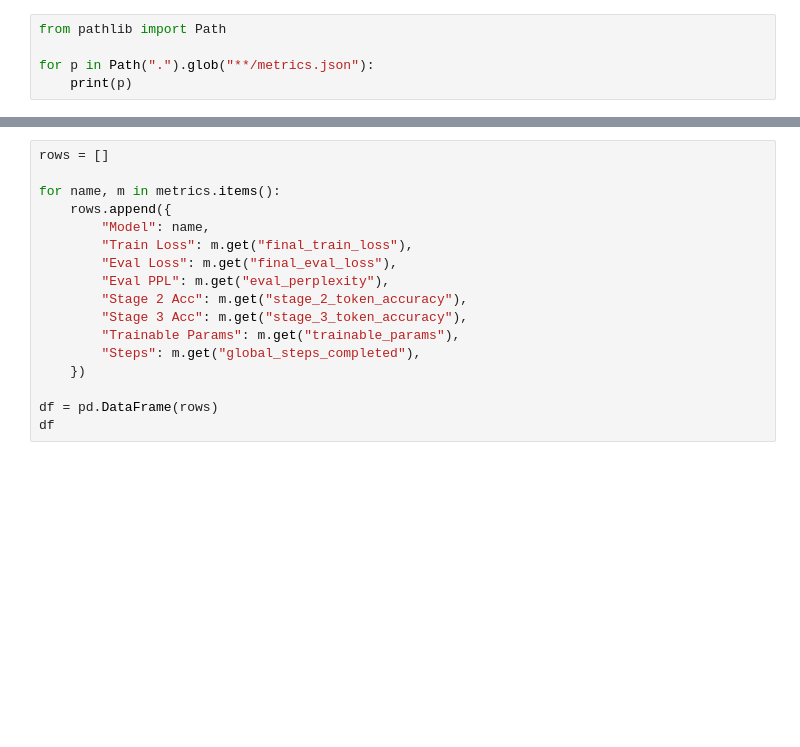
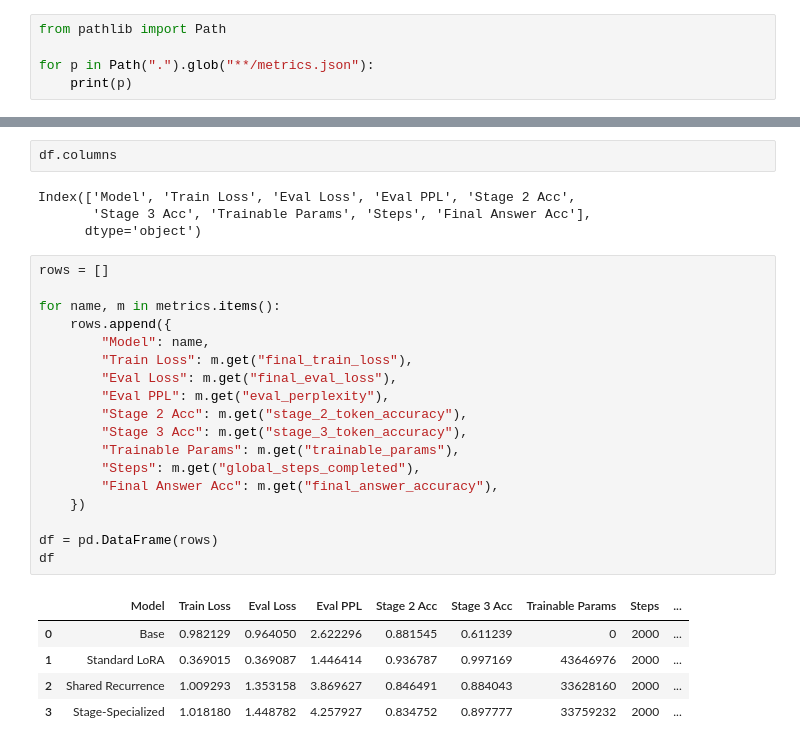
Before and after one commit to jeffreywallphd-ai/recurrent-staged-loras, a Jupyter notebook: notebooks/loss_curves_analysis.ipynb, the cells around one changed output, grey strips where cells are left out. Saved outputs shown, nothing was run; the diff lists cells and outputs as text; blank space fills up the shorter version.

```diff
--- a/notebooks/loss_curves_analysis.ipynb
+++ b/notebooks/loss_curves_analysis.ipynb
@@ -37,20 +37,33 @@ for name, path in RUNS.items():
 metrics.keys()
 # %% [output]
 dict_keys(['Base', 'Standard LoRA', 'Shared Recurrence', 'Stage-Specialized'])
+# %%
+df.columns
+# %% [output]
+Index(['Model', 'Train Loss', 'Eval Loss', 'Eval PPL', 'Stage 2 Acc',
+       'Stage 3 Acc', 'Trainable Params', 'Steps', 'Final Answer Acc'],
+      dtype='object')
 # %%
 rows = []
 
 for name, m in metrics.items():
     rows.append({
         "Model": name,
         "Train Loss": m.get("final_train_loss"),
         "Eval Loss": m.get("final_eval_loss"),
         "Eval PPL": m.get("eval_perplexity"),
         "Stage 2 Acc": m.get("stage_2_token_accuracy"),
         "Stage 3 Acc": m.get("stage_3_token_accuracy"),
         "Trainable Params": m.get("trainable_params"),
         "Steps": m.get("global_steps_completed"),
+        "Final Answer Acc": m.get("final_answer_accuracy"),
     })
 
 df = pd.DataFrame(rows)
 df
+# %% [output]
+|  | Model | Train Loss | Eval Loss | Eval PPL | Stage 2 Acc | Stage 3 Acc | Trainable Params | Steps | ... |
+| 0 | Base | 0.982129 | 0.964050 | 2.622296 | 0.881545 | 0.611239 | 0 | 2000 | ... |
+| 1 | Standard LoRA | 0.369015 | 0.369087 | 1.446414 | 0.936787 | 0.997169 | 43646976 | 2000 | ... |
+| 2 | Shared Recurrence | 1.009293 | 1.353158 | 3.869627 | 0.846491 | 0.884043 | 33628160 | 2000 | ... |
+| 3 | Stage-Specialized | 1.018180 | 1.448782 | 4.257927 | 0.834752 | 0.897777 | 33759232 | 2000 | ... |
```
Also changed, not shown: parts of 8 cells of this notebook.
